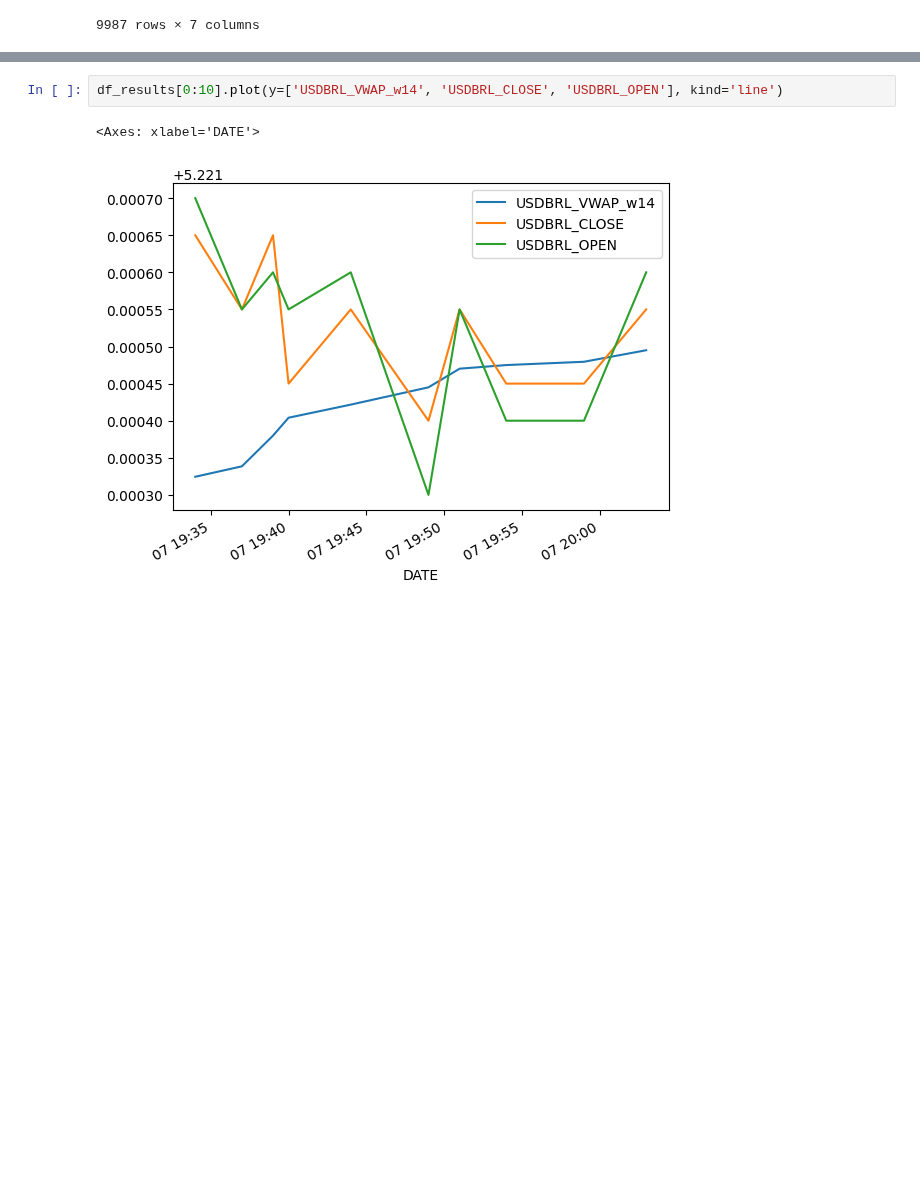
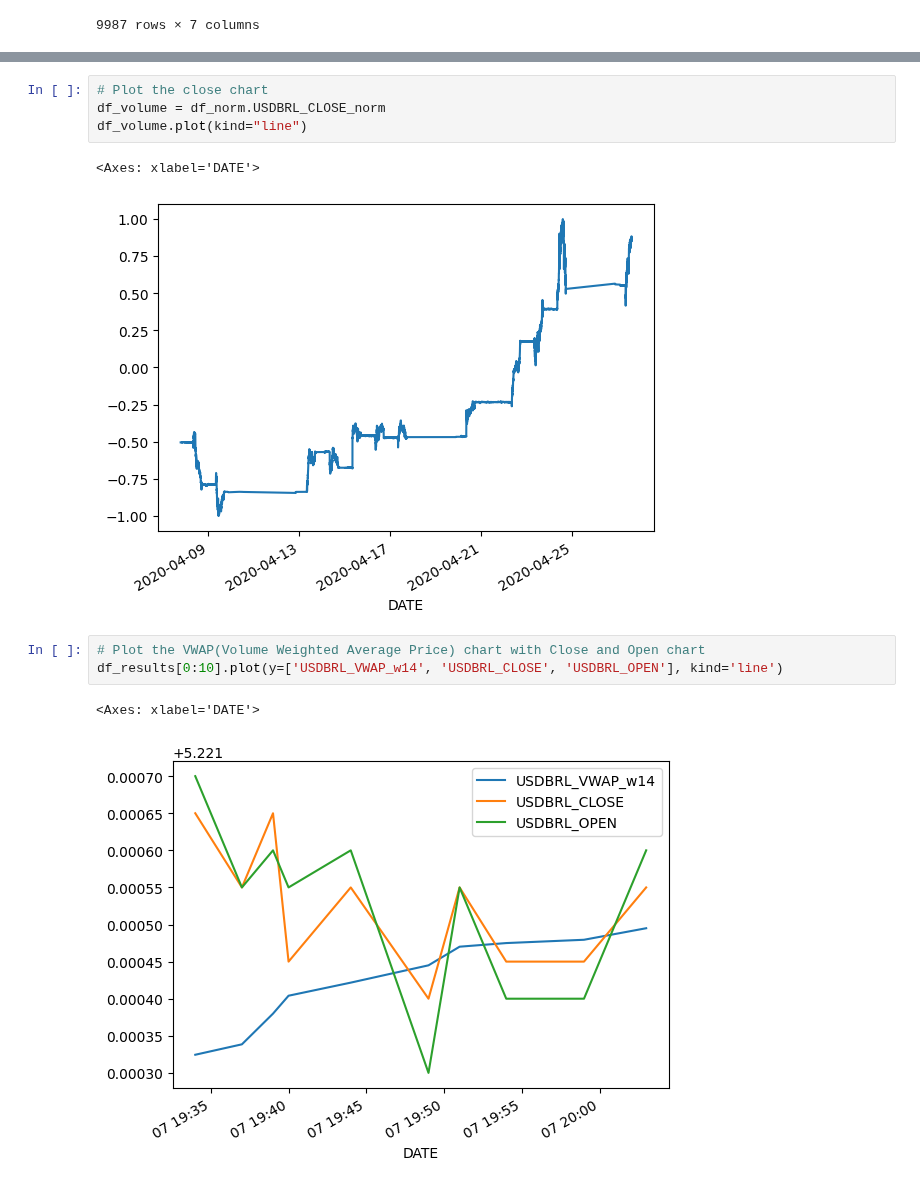
Before and after one commit to yashbhesaniya/fractional-differentiation-time-series, a Jupyter notebook: notebooks/indicators1.ipynb, the cells around one changed output, grey strips where cells are left out. Drawn from its saved outputs; the diff is of its cells as text; blank space fills up the shorter version.

```diff
--- a/notebooks/indicators1.ipynb
+++ b/notebooks/indicators1.ipynb
@@ -164,4 +142,12 @@ if (norm_data):
+# %%
+# Plot the close chart
+df_volume = df_norm.USDBRL_CLOSE_norm
+df_volume.plot(kind="line")
+# %% [output]
+<Axes: xlabel='DATE'>
+[figure, added]
 # %%
+# Plot the VWAP(Volume Weighted Average Price) chart with Close and Open chart
 df_results[0:10].plot(y=['USDBRL_VWAP_w14', 'USDBRL_CLOSE', 'USDBRL_OPEN'], kind='line')
 # %% [output]
 <Axes: xlabel='DATE'>
```
Also changed, not shown: parts of 5 cells of this notebook, 1 other file.
